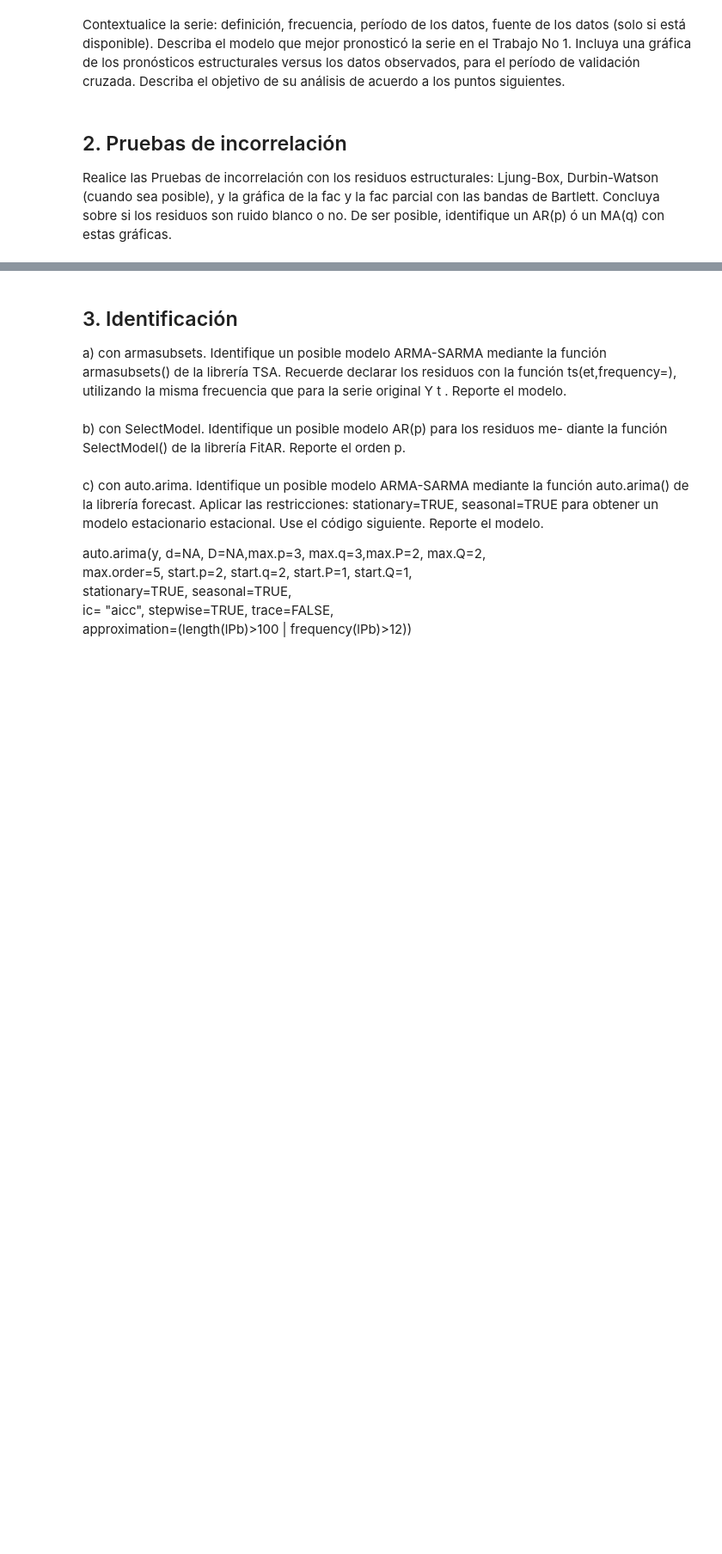
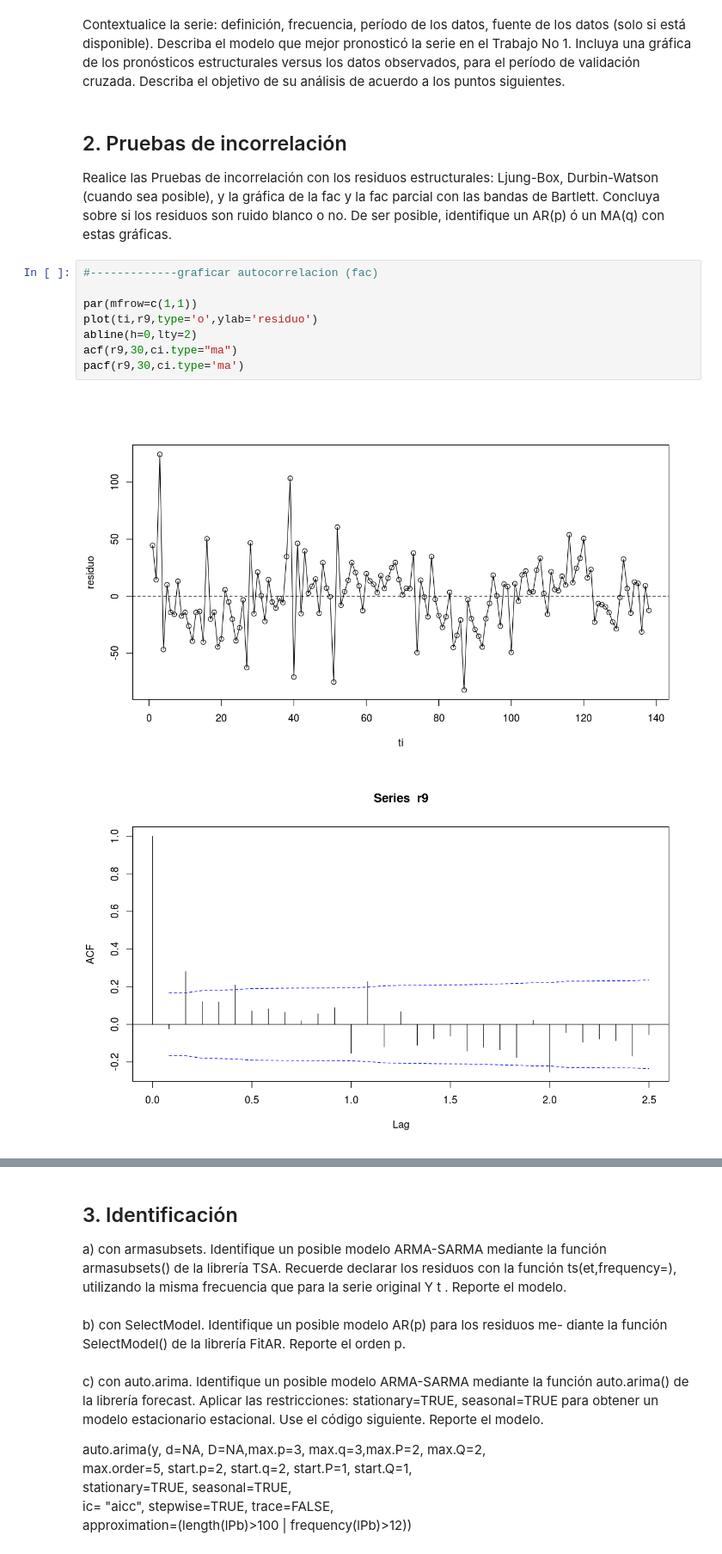
Before and after one commit to davidrivera62/Trabajo2, a Jupyter notebook: Trabajo 2.ipynb, the cells around one changed output, grey strips where cells are left out. Shown: that part at 86% size. Saved outputs shown, nothing was run; the diff lists cells and outputs as text; blank space fills up the shorter version.

```diff
--- a/Trabajo 2.ipynb
+++ b/Trabajo 2.ipynb
@@ -128,3 +130,14 @@ Realice las Pruebas de incorrelación con los residuos
 estructurales: Ljung-Box, Durbin-Watson (cuando sea posible), y la gráfica de la fac
 y la fac parcial con las bandas de Bartlett. Concluya sobre si los residuos son ruido
 blanco o no. De ser posible, identifique un AR(p) ó un MA(q) con estas gráficas.
+# %%
+#-------------graficar autocorrelacion (fac)
+
+par(mfrow=c(1,1))
+plot(ti,r9,type='o',ylab='residuo')
+abline(h=0,lty=2)
+acf(r9,30,ci.type="ma")
+pacf(r9,30,ci.type='ma')
+# %% [output]
+[figure, added]
+[figure, added]
```
Also changed, not shown: parts of 8 cells of this notebook.
